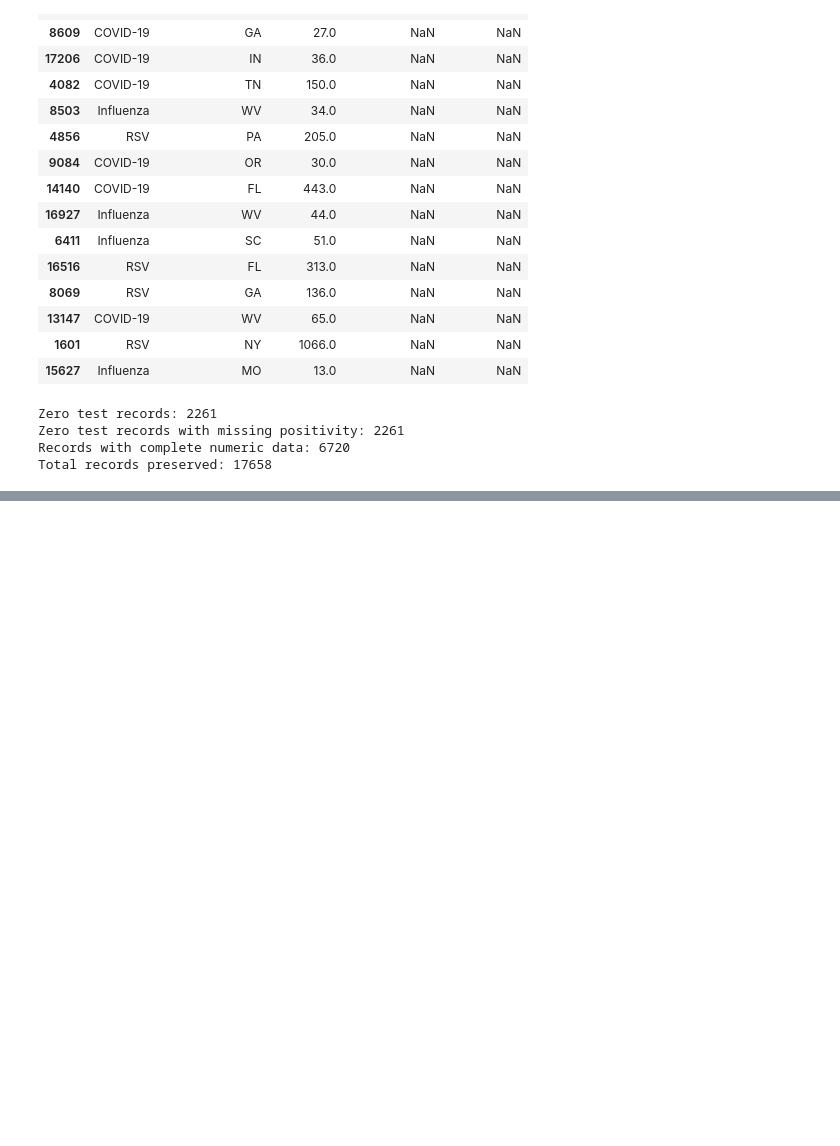
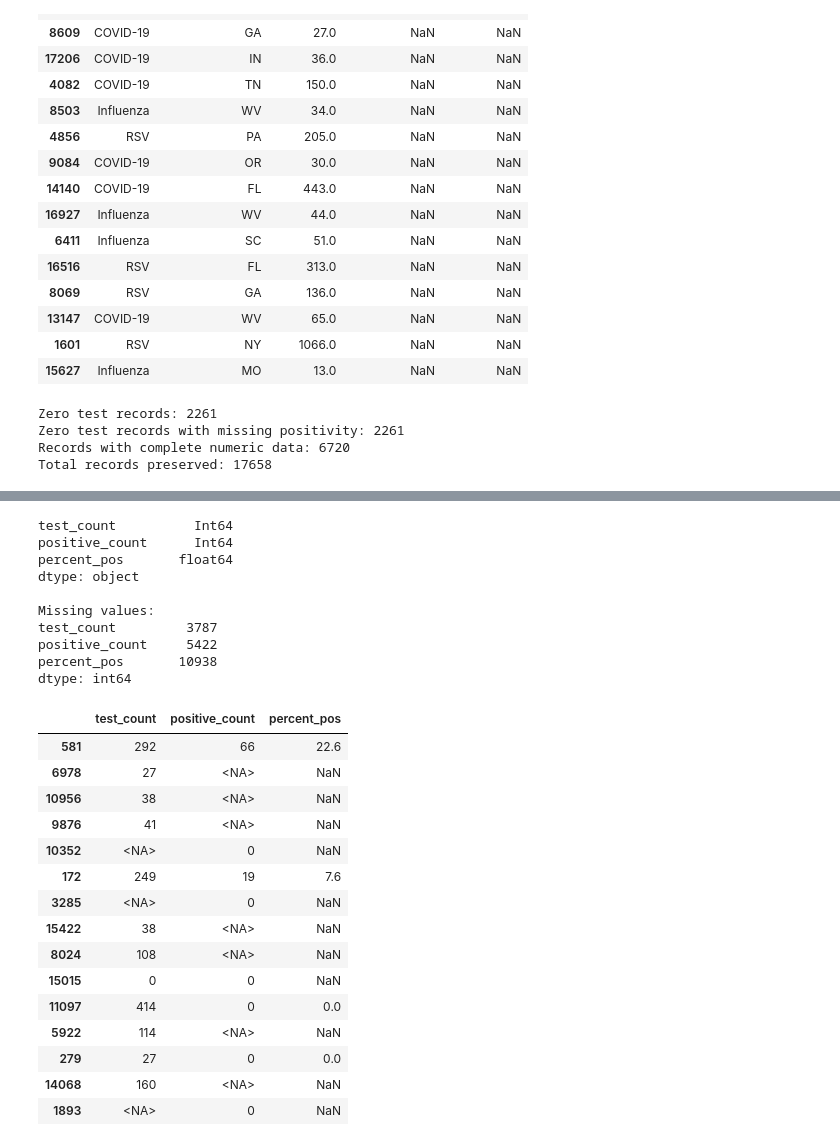
Before and after one commit to dlrakdenizz/respiratory-virus-data-analysis, a Jupyter notebook: data_preparation.ipynb, the cells around one changed output, grey strips where cells are left out. Saved outputs shown, nothing was run; the diff lists cells and outputs as text; code cells hidden in the pictures; blank space fills up the shorter version.

Commit message:
Convert geographic and numeric features

```diff
--- a/data_preparation.ipynb
+++ b/data_preparation.ipynb
@@ -449,0 +603,10 @@ Total records preserved: 17658
+# %%
+# Convert count columns to nullable integers
+clean_df["test_count"] = clean_df["test_count"].astype("Int64")
+clean_df["positive_count"] = clean_df["positive_count"].astype("Int64")
+
+# Keep the positivity percentage as float
+clean_df["percent_pos"] = clean_df["percent_pos"].astype("float64")
+
+# Verify the data types
+clean_df.info()
@@ -449,0 +632,41 @@ Total records preserved: 17658
+# %%
+# Verify missing values after type conversion
+print(clean_df[["test_count", "positive_count", "percent_pos"]].dtypes)
+
+print("\nMissing values:")
+print(
+    clean_df[
+        ["test_count", "positive_count", "percent_pos"]
+    ].isna().sum()
+)
+
+clean_df[
+    ["test_count", "positive_count", "percent_pos"]
+].sample(15)
+# %% [output]
+test_count          Int64
+positive_count      Int64
+percent_pos       float64
+dtype: object
+
+Missing values:
+test_count         3787
+positive_count     5422
+percent_pos       10938
+dtype: int64
+|  | test_count | positive_count | percent_pos |
+| 581 | 292 | 66 | 22.6 |
+| 6978 | 27 | <NA> | NaN |
+| 10956 | 38 | <NA> | NaN |
+| 9876 | 41 | <NA> | NaN |
+| 10352 | <NA> | 0 | NaN |
+| 172 | 249 | 19 | 7.6 |
+| 3285 | <NA> | 0 | NaN |
+| 15422 | 38 | <NA> | NaN |
+| 8024 | 108 | <NA> | NaN |
+| 15015 | 0 | 0 | NaN |
+| 11097 | 414 | 0 | 0.0 |
+| 5922 | 114 | <NA> | NaN |
+| 279 | 27 | 0 | 0.0 |
+| 14068 | 160 | <NA> | NaN |
+| 1893 | <NA> | 0 | NaN |
```
Also changed, not shown: parts of 7 cells of this notebook.
